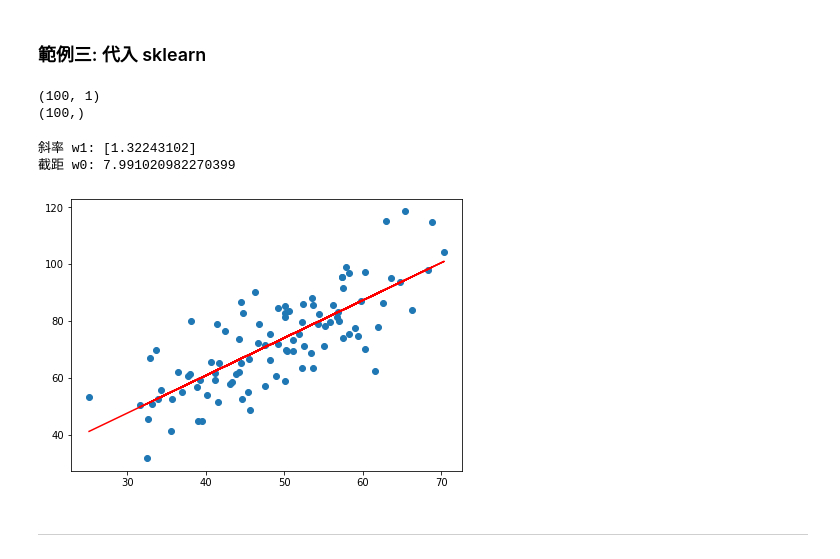
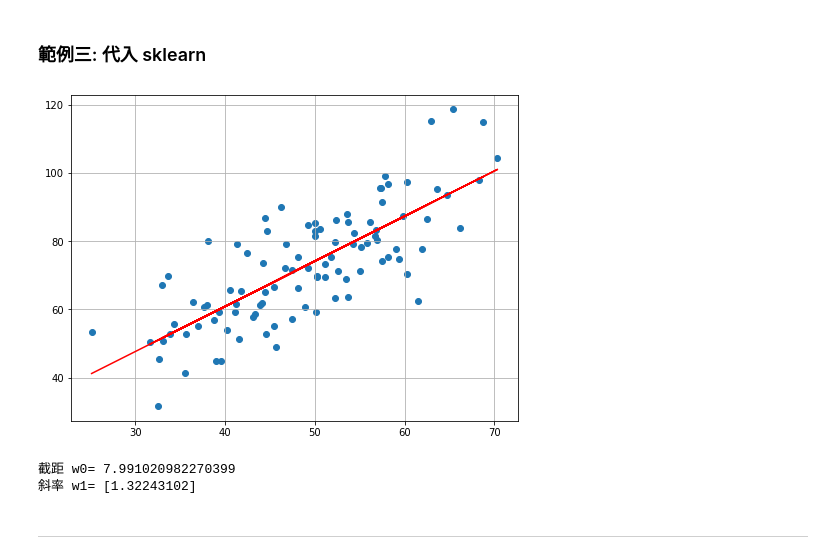
Before and after one commit to th0041/Machine-Learning-Code, a Jupyter notebook: Regression迴歸模型_1.ipynb, the cells around one changed output. Saved outputs shown, nothing was run; the diff lists cells and outputs as text; code cells hidden in the pictures.

Commit message:
Regression迴歸模型_1 2nd commit

```diff
--- a/Regression迴歸模型_1.ipynb
+++ b/Regression迴歸模型_1.ipynb
@@ -195,39 +195,37 @@ plt.savefig('./images/linearRegression2.png')
 ### 經由公式計算出斜率和截距，當遇到新的資料 x，便可以**預測** y 的值。
 # %% [markdown]
 ### 範例三: 代入 sklearn
-# %%
-print(X.shape)
-print(y.shape)
-# %% [output]
-(100, 1)
-(100,)
+# %%
+from sklearn.linear_model import LinearRegression
+plt.rcParams['figure.figsize']=[7,5]
 # %%
 # 2) 讀取外部資料
 #data = pd.read_csv('./data/data.csv', header=None)
 data = pd.read_csv('https://bit.ly/3uwhN74', header=None)
 data.columns= ['X', 'Y']
 
 # 3) 選取 feature X 資料與 response Y 資料
 X = data.iloc[:, 0]
 y = data.iloc[:, 1]
 
 # 4) X 是一維的 Series，必須轉換為 2 維矩陣型態
 X = np.array(X).reshape(len(X),1)
 
-from sklearn.linear_model import LinearRegression # 引入 scikit-leart 套件模型
-
 # 產生 regression 物件
 reg = LinearRegression()
 # 訓練 regression 物件
 reg.fit(X, y)
 plt.scatter(X, y)
 plt.plot(X, X * reg.coef_ + reg.intercept_, 'r')
-print('斜率 w1:', reg.coef_)
-print('截距 w0:', reg.intercept_)
+plt.grid(True)
 # %% [output]
-斜率 w1: [1.32243102]
-截距 w0: 7.991020982270399
-[figure, old version]
+[figure, new version]
+# %%
+print(f'截距 w0= {reg.intercept_}')
+print(f'斜率 w1= {reg.coef_}')
+# %% [output]
+截距 w0= 7.991020982270399
+斜率 w1= [1.32243102]
 # %% [markdown]
 <hr style='border-color:brown; border-width:3px'>
 # %% [markdown]
```
